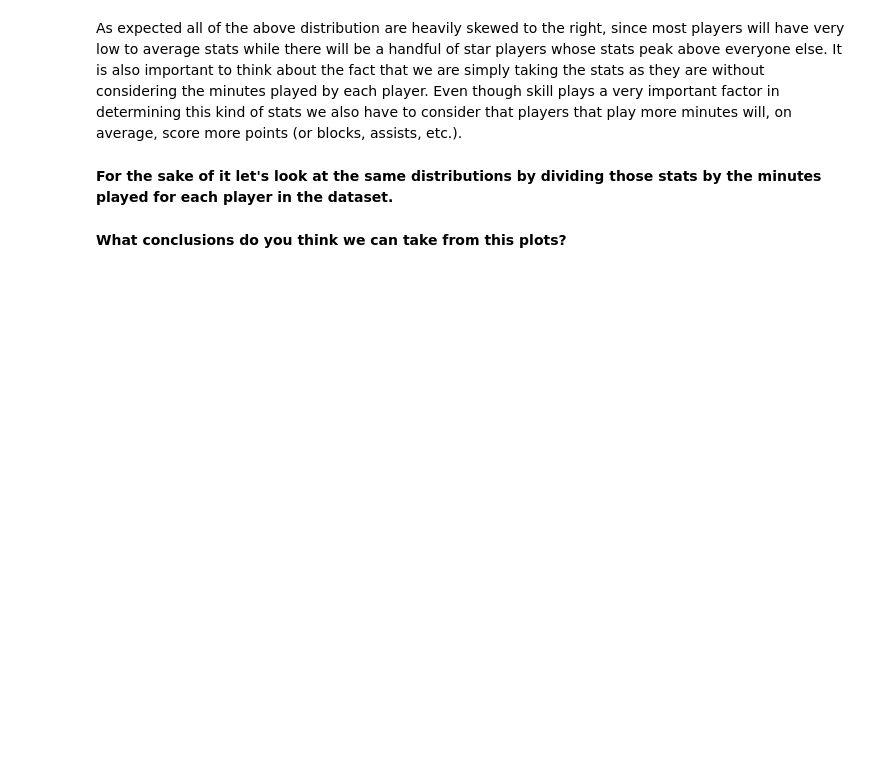
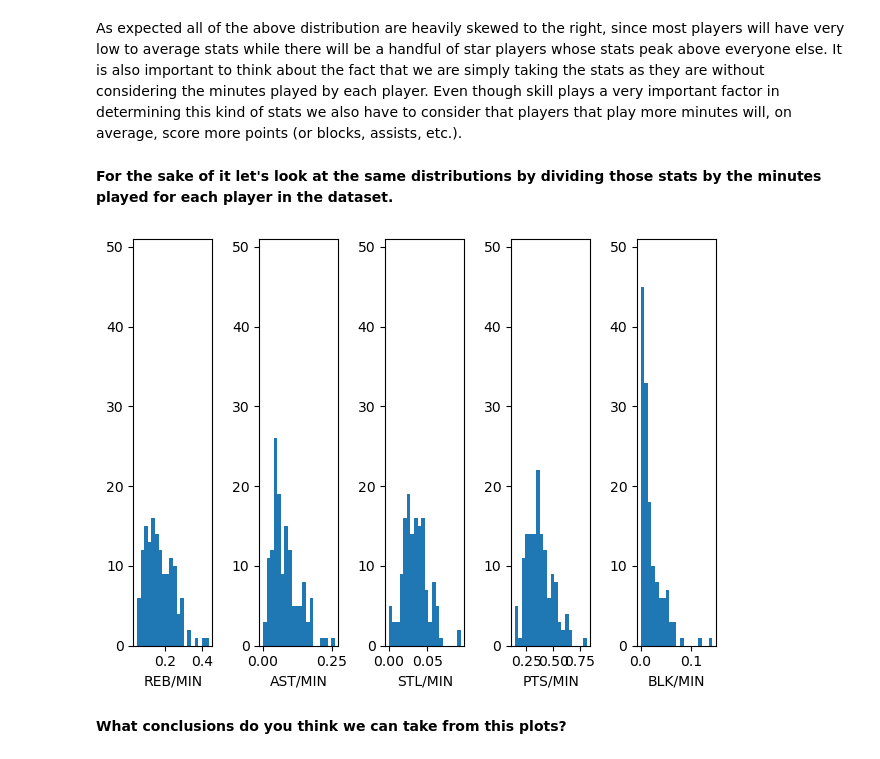
Before and after one commit to ta-data-lis/M2-mini-project2, a Jupyter notebook: your-code/2.-Exploratory-Data-Analysis.ipynb, the cells around one changed output. Drawn from its saved outputs; the diff is of its cells as text; code cells hidden in the pictures; blank space fills up the shorter version.

```diff
--- a/your-code/2.-Exploratory-Data-Analysis.ipynb
+++ b/your-code/2.-Exploratory-Data-Analysis.ipynb
@@ -63,2 +164,33 @@ As expected all of the above distribution are heavily skewed to the right, since
+# %%
+#your code here
+
+plot_options, (chart_1, chart_2, chart_3, chart_4, chart_5) = plt.subplots(nrows = 1, ncols = 5)
+
+n_bin = 20
+chart_1.hist(wnba["REB"] / wnba["MIN"], bins = n_bin)
+chart_2.hist(wnba["AST"] / wnba["MIN"], bins = n_bin)
+chart_3.hist(wnba["STL"] / wnba["MIN"], bins = n_bin)
+chart_4.hist(wnba["PTS"] / wnba["MIN"], bins = n_bin)
+chart_5.hist(wnba["BLK"] / wnba["MIN"], bins = n_bin)
+
+ylim = 51
+
+chart_1.set_ylim(0, ylim)
+chart_2.set_ylim(0, ylim)
+chart_3.set_ylim(0, ylim)
+chart_4.set_ylim(0, ylim)
+chart_5.set_ylim(0, ylim)
+
+chart_1.set_xlabel("REB/MIN")
+chart_2.set_xlabel("AST/MIN")
+chart_3.set_xlabel("STL/MIN")
+chart_4.set_xlabel("PTS/MIN")
+chart_5.set_xlabel("BLK/MIN")
+
+plt.tight_layout()
+
+plt.show()
+# %% [output]
+[figure, added]
 # %% [markdown]
 **What conclusions do you think we can take from this plots?**
```
Also changed, not shown: parts of 16 cells of this notebook, 1 other file.
